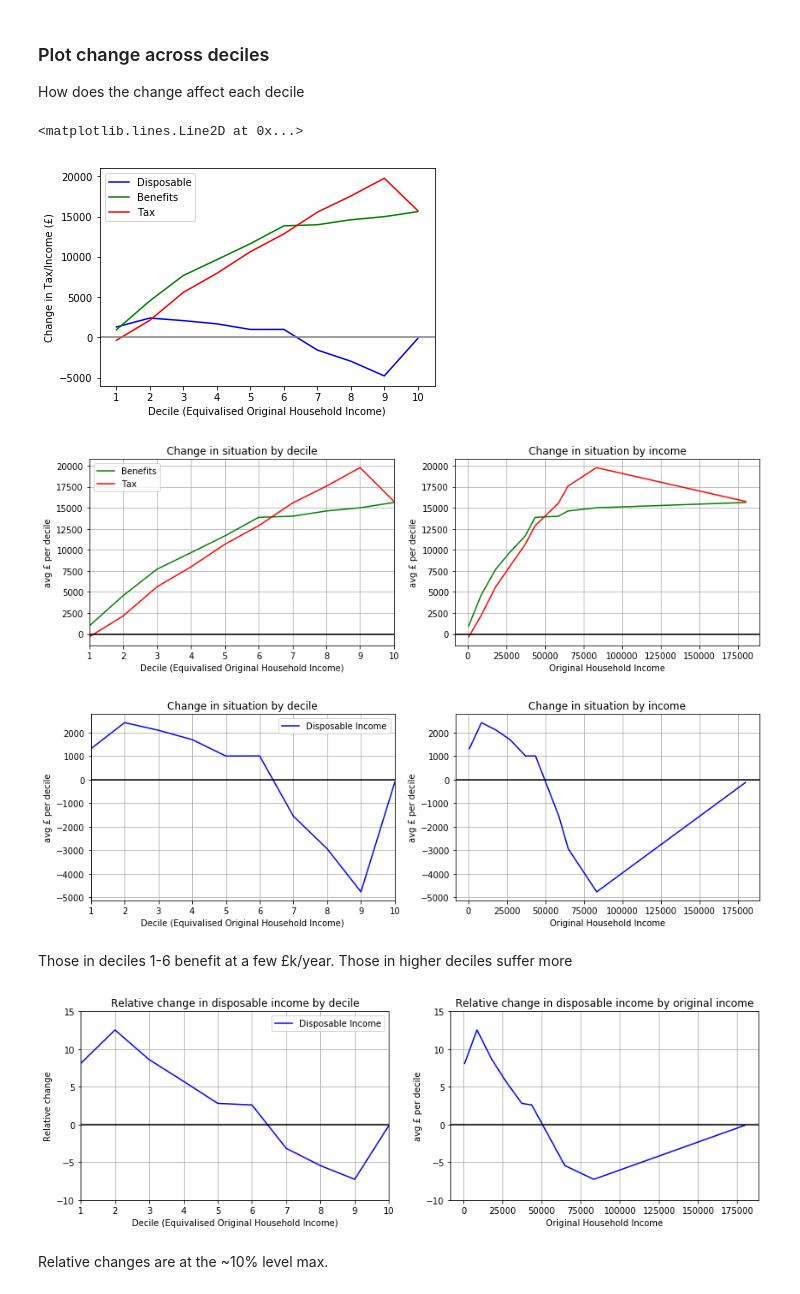
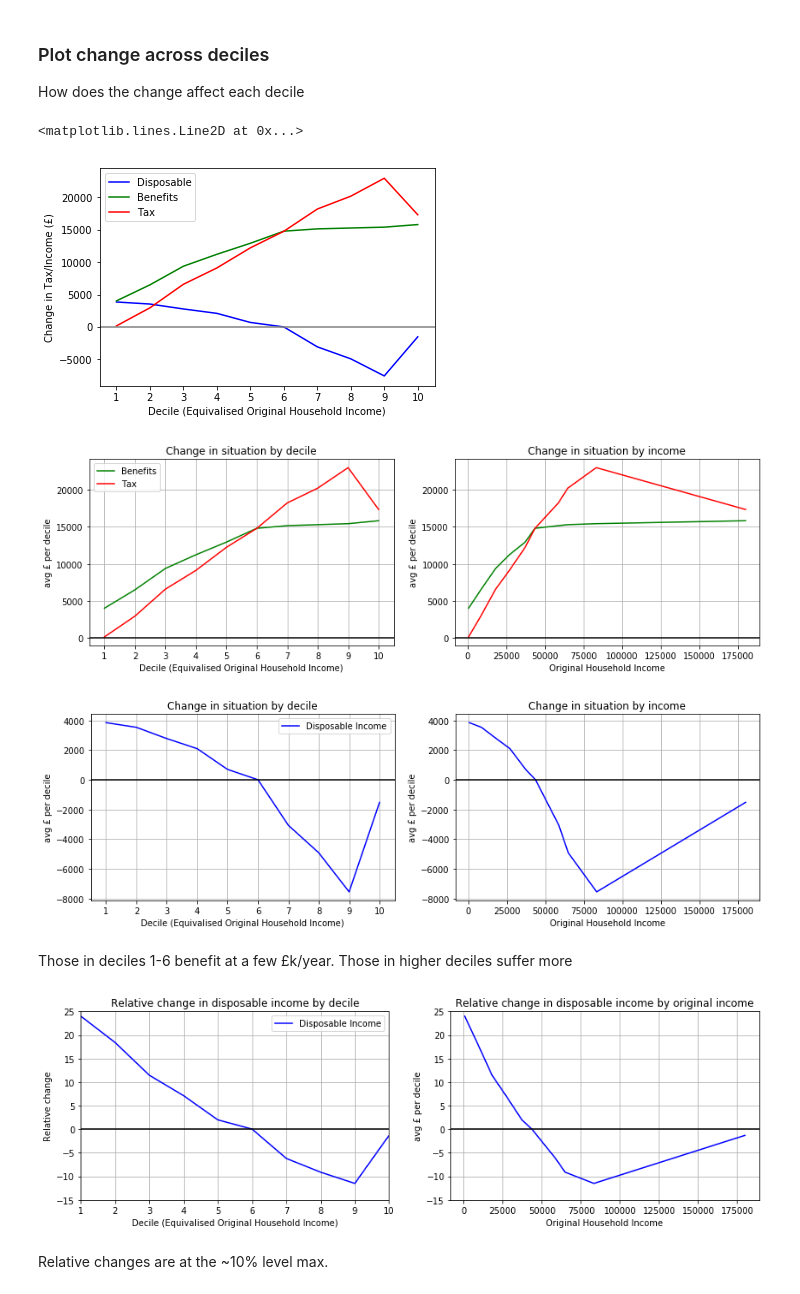
Before and after one commit to chrisnorth/ubi-pred, a Jupyter notebook: ubi-pred.ipynb, the cells around one changed output. Drawn from its saved outputs; the diff is of its cells as text; code cells hidden in the pictures.

Commit message:
Added "kept Benefits" to new model

```diff
--- a/ubi-pred.ipynb
+++ b/ubi-pred.ipynb
@@ -30,6 +24,7 @@ nHouseholds=data['Nhouseholds']
 origIncome=data['OriginalIncome']
 origIncomeEq=data['OriginalIncomeEq']
 dirBen=data['DirectBenefits']
+keptBen=data['KeptBenefits']
 taxableBen=data['TaxableBenefits']
 grossIncome=data['GrossIncome']
 incomeTax=data['IncomeTax']
@@ -1039,6 +1019,7 @@ Construct a new model, with uniform benefits, and different tax bands
 uniBen=17000
 origNew=origIncome
 dirBenNew=[uniBen]*len(dirBen)
+dirBenNew = dirBenNew + keptBen
 grossNew=origNew+dirBenNew
 
 # set tax bands and thresholds
@@ -1071,13 +1052,14 @@ def dirTaxModFuncNew(inc,bands=taxBandsNew):
 
 
 # set tax thresholds (uniform across incomes)
-taxPaidNew=np.zeros(10)
+incomeTaxPaidNew=np.zeros(10)
+# totalTaxPaidNew=np.zeros(10)
 th1=0
 th2=50000
 th3=100000
-tax1=0.48
-tax2=0.48
-tax3=0.48
+tax1=0.425
+tax2=0.425
+tax3=0.425
 for q in range(10):
     narr=np.arange(q*0.1,(q+1)*0.1,0.01)
     # calculate taxable income in each tax band
@@ -1086,8 +1068,10 @@ for q in range(10):
     t2=np.maximum(0,np.where(tInc<th3,tInc-th2,th3-th2))
     t3=np.maximum(0,tInc-th3)
     tPaidNew=t1*tax1 + t2*tax2 + t3*tax3
-    taxPaidNew[q]=np.mean(tPaidNew)
+    incomeTaxPaidNew[q]=np.mean(tPaidNew)
+#     print(origIncome[q],incomeTaxPaidNew[q])
 
+taxPaidNew=incomeTaxPaidNew + otherTax
 # calculate disposable income
 dispNew=grossNew-taxPaidNew
 # calculate totan benefits and taxes, and compare with old model
@@ -1095,7 +1079,9 @@ totalBenefitsNew=np.sum(dirBenNew*nHouseholds)/1e9
 totalDirectTaxNew=np.sum(taxPaidNew*nHouseholds)/1e9
 totalNetIncomeNew=totalDirectTaxNew-totalBenefitsNew
 
-print('Total direct benefits: £{}bn [change £{}bn]'.format(int(totalBenefitsNew),int(totalBenefitsNew-totalBenefits)/1e9))
+print('Total direct benefits: £{}bn [change £{}bn]'.format(int(totalBenefitsNew),int(totalBenefitsNew-totalBenefits)))
 print('Total direct tax: £{}bn [change £{}bn]'.format(int(totalDirectTaxNew),int(totalDirectTaxNew-totalDirectTax)))
 print('Net National Income: £{}bn [change £{}bn]'.format(int(totalNetIncomeNew),int(totalNetIncomeNew-totalNetIncome)))
+
+# print(incomeTaxPaidNew)
 # %% [output]
@@ -1177,7 +1163,7 @@ plot.ylabel('Change in Tax/Income (£)')
 plot.axhline(0,c='gray')
 # %% [output]
 <matplotlib.lines.Line2D at 0x...>
-[figure, old version]
+[figure, new version]
 # %%
 plot.figure(figsize=(14,4))
 plot.subplot(1,2,1)
@@ -1185,7 +1171,8 @@ plot.title('Change in situation by decile')
 plot.plot(decile,dirBenNew-dirBen,'g-',label='Benefits')
 plot.plot(decile,taxPaidNew-dirTax,'r-',label='Tax')
 plot.legend()
-plot.xlim(1,10)
+plot.xlim(0.5,10.5)
+plot.xticks(np.arange(1,11))
 plot.xlabel(decLab)
 plot.ylabel('avg £ per decile')
 plot.axhline(0,c='k')
@@ -1200,14 +1187,15 @@ plot.ylabel('avg £ per decile')
 plot.axhline(0,c='k')
 plot.grid()
 # %% [output]
-[figure, old version]
+[figure, new version]
 # %%
 plot.figure(figsize=(14,4))
 plot.subplot(1,2,1)
 plot.title('Change in situation by decile')
 plot.plot(decile,dispNew-dispIncome,'b-',label='Disposable Income')
 plot.legend()
-plot.xlim(1,10)
+plot.xlim(0.5,10.5)
+plot.xticks(np.arange(1,11))
 plot.xlabel(decLab)
 plot.ylabel('avg £ per decile')
 plot.axhline(0,c='k')
@@ -1221,31 +1209,32 @@ plot.ylabel('avg £ per decile')
 plot.axhline(0,c='k')
 plot.grid()
 # %% [output]
-[figure, old version]
+[figure, new version]
 # %% [markdown]
 Those in deciles 1-6 benefit at a few £k/year. Those in higher deciles suffer more
 # %%
 plot.figure(figsize=(14,4))
 plot.subplot(1,2,1)
 plot.title('Relative change in disposable income by decile')
 plot.plot(decile,100*(dispNew/dispIncome-1),'b-',label='Disposable Income')
 plot.legend()
-plot.xlim(1,10)
+plot.xlim(0.5,10.5)
+plot.xticks(np.arange(1,11))
 plot.xlabel(decLab)
 plot.ylabel('Relative change')
 plot.axhline(0,c='k')
-plot.ylim(-10,15)
+plot.ylim(-15,25)
 plot.grid()
 
 plot.subplot(1,2,2)
 plot.title('Relative change in disposable income by original income')
 plot.plot(origIncome,100*(dispNew/dispIncome-1),'b-',label='Disposable Income')
 plot.xlabel('Original Household Income')
 plot.ylabel('avg £ per decile')
 plot.axhline(0,c='k')
-plot.ylim(-10,15)
+plot.ylim(-15,25)
 plot.grid()
 # %% [output]
-[figure, old version]
+[figure, new version]
 # %% [markdown]
 Relative changes are at the ~10% level max.
```
Also changed, not shown: parts of 13 cells of this notebook, 1 other file.
